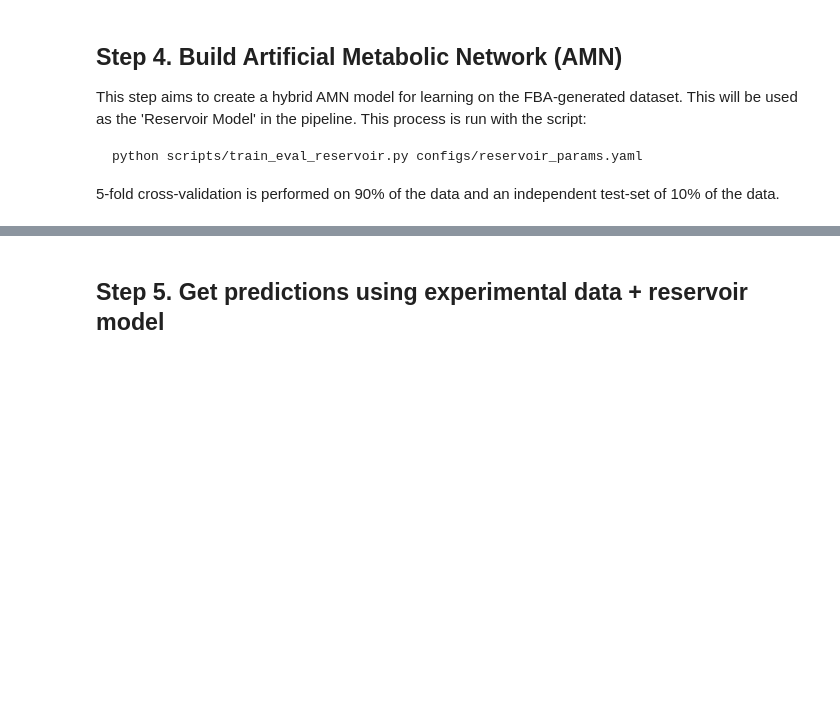
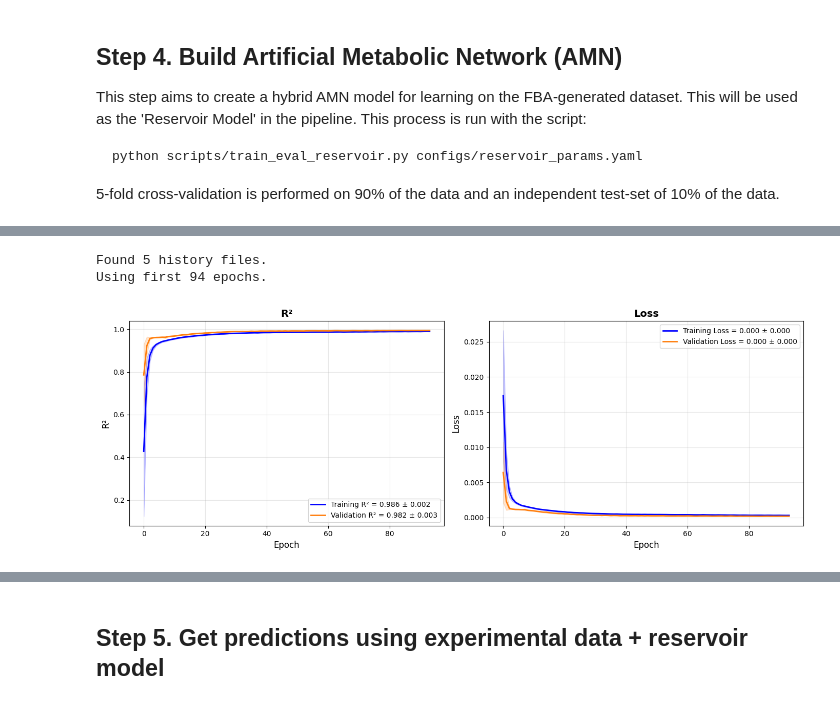
Before and after one commit to lyach/artificial-metabolic-networks, a Jupyter notebook: notebooks/Tutorial_Aida_LC.ipynb, the cells around one changed output, grey strips where cells are left out. Saved outputs shown, nothing was run; the diff lists cells and outputs as text; code cells hidden in the pictures; blank space fills up the shorter version.

```diff
--- a/notebooks/Tutorial_Aida_LC.ipynb
+++ b/notebooks/Tutorial_Aida_LC.ipynb
@@ -747,0 +723,9 @@ Using first 257 epochs.
+# %%
+from src.plots import plot_learning_curve
+
+result_path = PROJECT_ROOT / 'experiments/aidaying_iml1515_UB_AMN_QP-March11/result'
+fig = plot_learning_curve(result_path)
+# %% [output]
+Found 5 history files.
+Using first 94 epochs.
+[figure, added]
```
Also changed, not shown: parts of 11 cells of this notebook, 1 other file.
